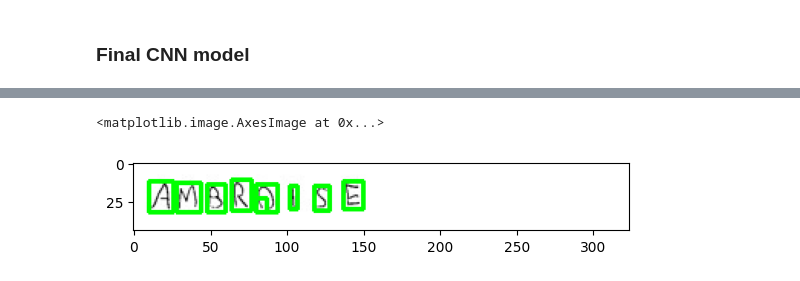
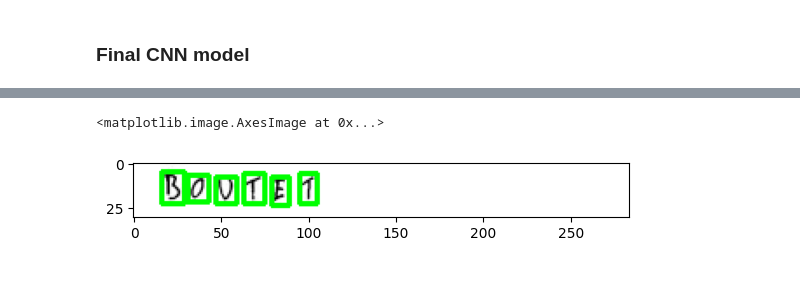
Before and after one commit to aldaonggar/Handwriting-Recognition, a Jupyter notebook: hw_recog.ipynb, the cells around one changed output, grey strips where cells are left out. Cells and saved outputs as stored; diff of their text form; code cells hidden in the pictures.

```diff
--- a/hw_recog.ipynb
+++ b/hw_recog.ipynb
@@ -191,10 +172,10 @@ X.shape
 (72798, 28, 28)
 # %%
 plt.figure(figsize=(12, 6), dpi=80)  # Adjust the figure size to accommodate two rows
-for i in range(12, 16):  # Update the range to select 10 samples
+for i in range(12, 16):
     plt.subplot(2, 5, i-11)  # Use 2 rows and 5 columns for displaying the samples
     plt.imshow(X[i], cmap=plt.cm.gray)
-    plt.title(label_dictionary[y[i]])
+    plt.title(label_dictionary[y.iloc[i]])
 plt.tight_layout()  # Adjust the spacing between subplots
 plt.show()
 # %% [output]
@@ -225,14 +214,11 @@ X.shape
 (72798, 28, 28, 1)
 # %%
 # Split 20% validation
-X_train, X_test, y_train, y_test = train_test_split(X,
+X_train, X_valid, y_train, y_valid = train_test_split(X,
                                                   y,
                                                   test_size= 0.2,
                                                   stratify = y,
-                                                  random_state=88)
-
-del X
-del y
+                                                  random_state=42, shuffle=True)
 # %% [markdown]
 ### Initial Basic Model (Nur)
 # %%
@@ -348,7 +314,7 @@ history = model.fit(X_train,  # Training data features
                     epochs=20,  # Number of epochs for training the model
                     batch_size=32,  # Number of samples per gradient update
                     verbose=1,  # Verbosity mode. 0 = silent, 1 = progress bar, 2 = one line per epoch
-                    validation_data=(X_test, y_test),  # Validation data for evaluating the model
+                    validation_data=(X_valid, y_valid),  # Validation data for evaluating the model
                     callbacks=[mcp_save, early_stopping, RLP])  # Callbacks for additional functionality during training
 # %% [output]
 Epoch 1/20
@@ -416,7 +382,7 @@ def get_letters(img):
     letters = []
     image = cv2.imread(img)
     gray = cv2.cvtColor(image, cv2.COLOR_BGR2GRAY)
-    ret, thresh1 = cv2.threshold(gray, 127, 255, cv2.THRESH_BINARY_INV)
+    _, thresh1 = cv2.threshold(gray, 127, 255, cv2.THRESH_BINARY_INV)
     dilated = cv2.dilate(thresh1, None, iterations=2)
 
     cnts = cv2.findContours(dilated.copy(), cv2.RETR_EXTERNAL, cv2.CHAIN_APPROX_SIMPLE)
@@ -441,8 +407,6 @@ def get_letters(img):
         letters.append(predicted_class)
 
     return letters, image
-
-#plt.imshow(image)
 # %%
 def get_word(letter):
     word = "".join([label_dictionary[label+10] for label in letter])
@@ -492,7 +456,7 @@ The model's prediction is:  JAFFEUX
 <matplotlib.image.AxesImage at 0x...>
 [figure]
 # %%
-letter,image = get_letters("../Handwriting-Recognition/dataset/train/TRAIN_0004.jpg")
+letter,image = get_letters("../Handwriting-Recognition/dataset/train/TRAIN_00122.jpg")
 word = get_word(letter)
 print("The model's prediction is: ", word)
 plt.imshow(image)
@@ -510,3 +471,3 @@ The model's prediction is:  AMBRIDZSE
 <matplotlib.image.AxesImage at 0x...>
-[figure, old version]
+[figure, new version]
 # %%
```
Also changed, not shown: parts of 29 cells of this notebook, 1 other file.
